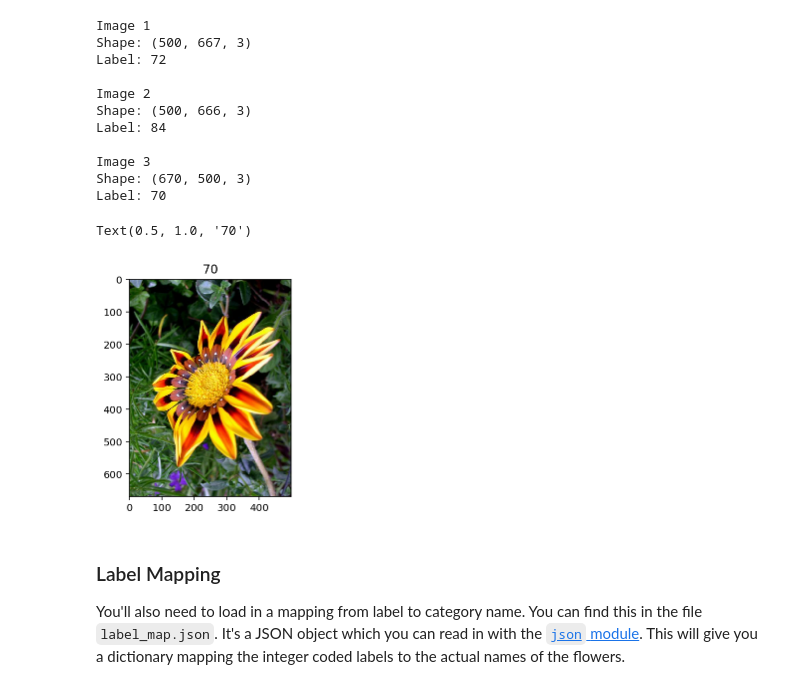
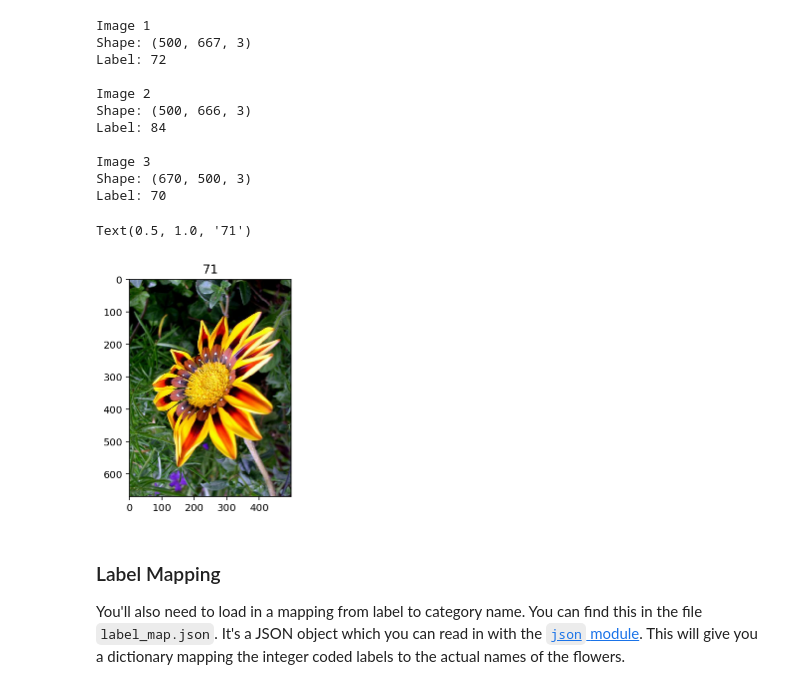
Before and after one commit to saulakh/image-classifier, a Jupyter notebook: Project_Image_Classifier_Project.ipynb, the cells around one changed output. Drawn from its saved outputs; the diff is of its cells as text; code cells hidden in the pictures.

```diff
--- a/Project_Image_Classifier_Project.ipynb
+++ b/Project_Image_Classifier_Project.ipynb
@@ -160,12 +161,12 @@ Label: 70
 # %%
 # TODO: Plot 1 image from the training set.
 plt.imshow(sample_image.numpy())
 
 # Set the title of the plot to the corresponding image label.
-plt.title(str(sample_label.numpy()))
+plt.title(str(sample_label.numpy()+1))
 # %% [output]
-Text(0.5, 1.0, '70')
+Text(0.5, 1.0, '71')
-[figure, old version]
+[figure, new version]
 # %% [markdown]
 ### Label Mapping
 
```
Also changed, not shown: parts of 7 cells of this notebook.
